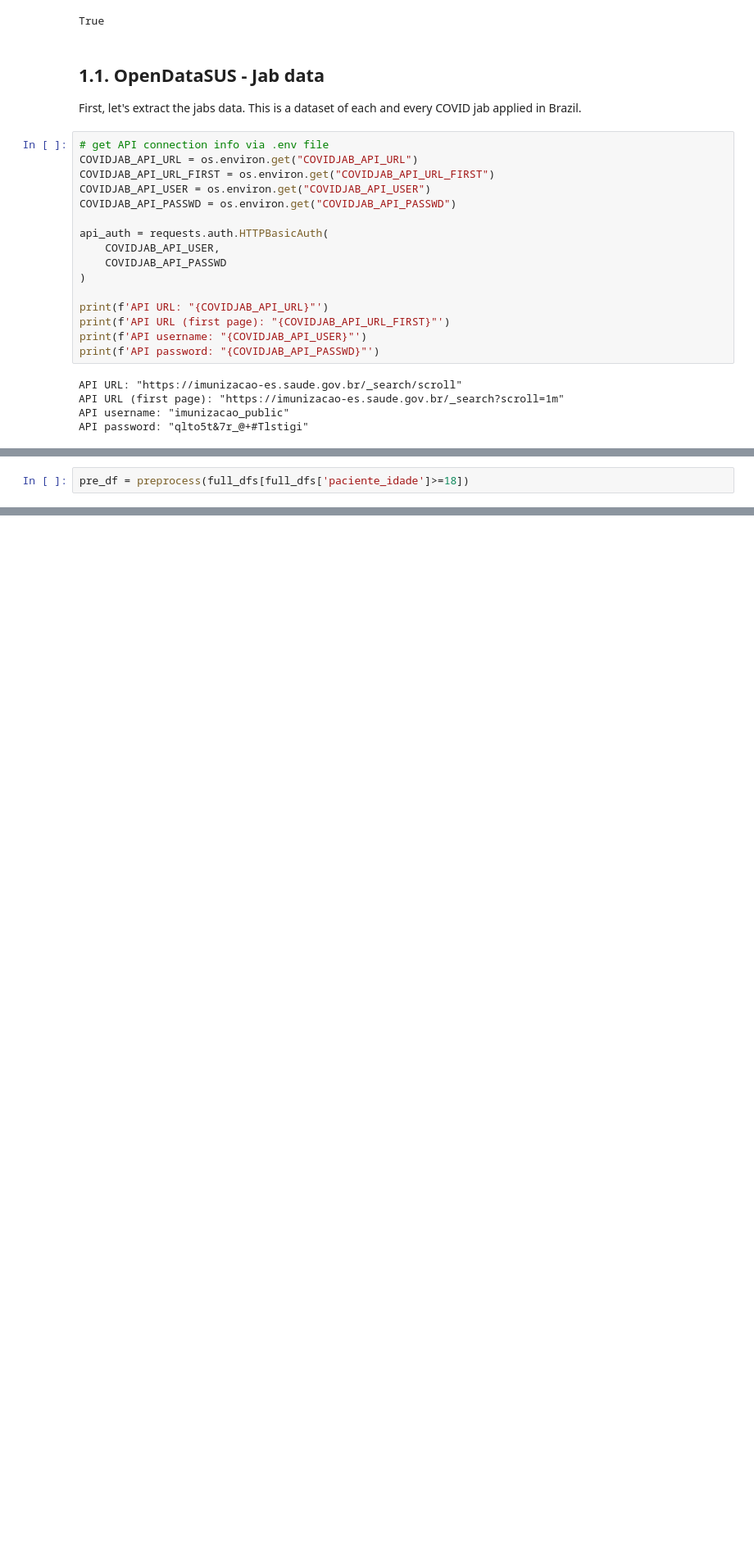
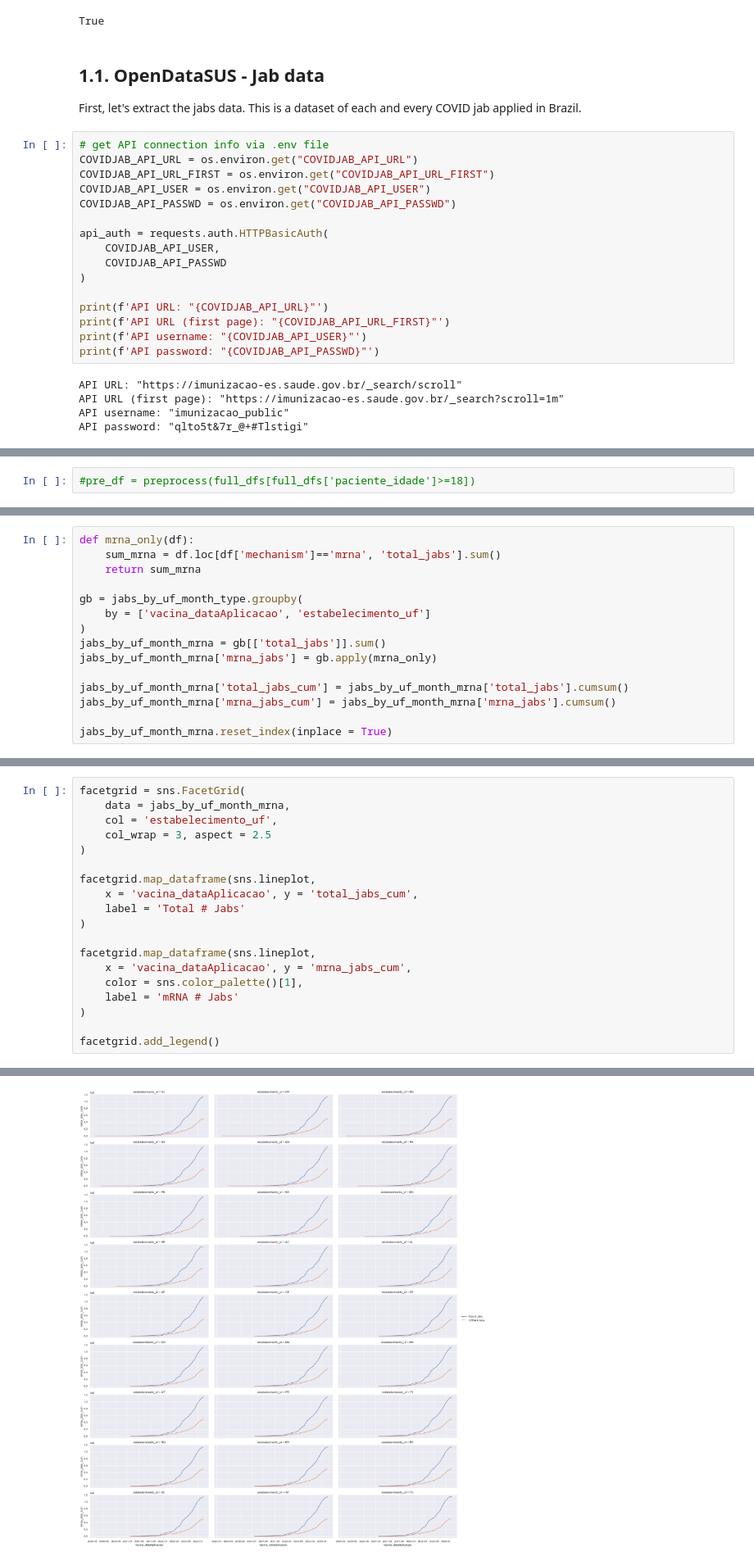
Before and after one commit to flimao/covidjab_analyses, a Jupyter notebook: covidjab_natality/notebooks/01-flimao-extract-jab-data.ipynb, the cells around one changed output, grey strips where cells are left out. Shown at 82% size. Saved outputs shown, nothing was run; the diff lists cells and outputs as text; blank space fills up the shorter version.

Commit message:
Flesh out code for extracting jab data

```diff
--- a/covidjab_natality/notebooks/01-flimao-extract-jab-data.ipynb
+++ b/covidjab_natality/notebooks/01-flimao-extract-jab-data.ipynb
@@ -255,6 +244,6 @@ entered-in-error    0.061509
 Name: status, dtype: float64
 # %%
-pre_df = preprocess(full_dfs[full_dfs['paciente_idade']>=18])
+#pre_df = preprocess(full_dfs[full_dfs['paciente_idade']>=18])
 # %%
 pre_df.info()
 # %% [output]
@@ -339,0 +307,15 @@ Length: 1895, dtype: int64
+# %%
+def mrna_only(df):
+    sum_mrna = df.loc[df['mechanism']=='mrna', 'total_jabs'].sum()
+    return sum_mrna
+
+gb = jabs_by_uf_month_type.groupby(
+    by = ['vacina_dataAplicacao', 'estabelecimento_uf']
+)
+jabs_by_uf_month_mrna = gb[['total_jabs']].sum()
+jabs_by_uf_month_mrna['mrna_jabs'] = gb.apply(mrna_only)
+
+jabs_by_uf_month_mrna['total_jabs_cum'] = jabs_by_uf_month_mrna['total_jabs'].cumsum()
+jabs_by_uf_month_mrna['mrna_jabs_cum'] = jabs_by_uf_month_mrna['mrna_jabs'].cumsum()
+
+jabs_by_uf_month_mrna.reset_index(inplace = True)
@@ -339,0 +338,20 @@ Length: 1895, dtype: int64
+# %%
+facetgrid = sns.FacetGrid(
+    data = jabs_by_uf_month_mrna,
+    col = 'estabelecimento_uf',
+    col_wrap = 3, aspect = 2.5
+)
+
+facetgrid.map_dataframe(sns.lineplot,
+    x = 'vacina_dataAplicacao', y = 'total_jabs_cum',
+    label = 'Total # Jabs'
+)
+
+facetgrid.map_dataframe(sns.lineplot,
+    x = 'vacina_dataAplicacao', y = 'mrna_jabs_cum',
+    color = sns.color_palette()[1],
+    label = 'mRNA # Jabs'
+)
+
+facetgrid.add_legend()
+# %% [output]
@@ -339,0 +359 @@ Length: 1895, dtype: int64
+[figure, added]
```
Also changed, not shown: parts of 27 cells of this notebook.
